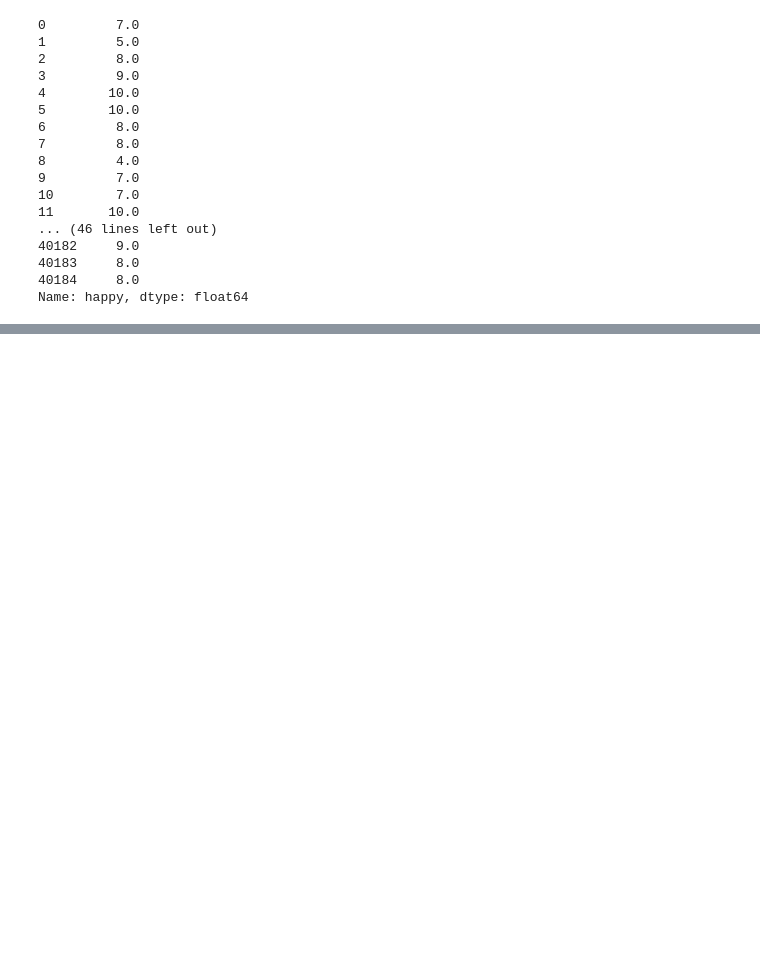
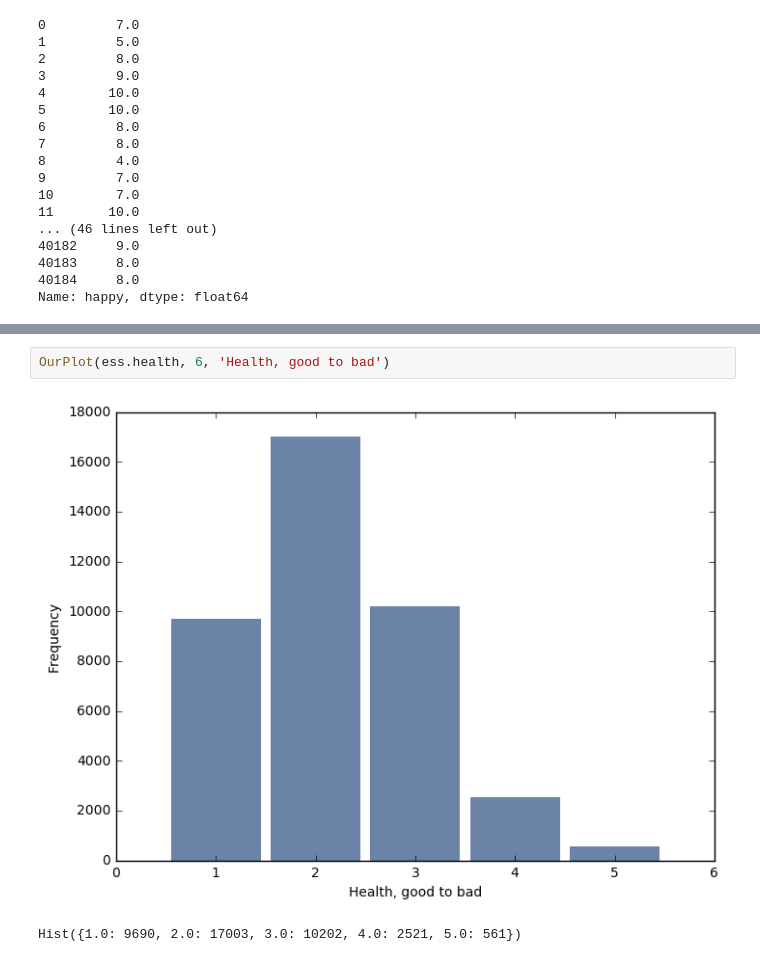
Before and after one commit to apurvaraman/DataScienceReport1, a Jupyter notebook: Report1.ipynb, the cells around one changed output, grey strips where cells are left out. Saved outputs shown, nothing was run; the diff lists cells and outputs as text; blank space fills up the shorter version.

```diff
--- a/Report1.ipynb
+++ b/Report1.ipynb
@@ -136,0 +88,5 @@ thinkplot.Show(xlabel='Importance of traditions(high to low)', ylabel='frequency
+# %%
+OurPlot(ess.health, 6, 'Health, good to bad')
+# %% [output]
+[figure, added]
+Hist({1.0: 9690, 2.0: 17003, 3.0: 10202, 4.0: 2521, 5.0: 561})
```
Also changed, not shown: parts of 24 cells of this notebook.
